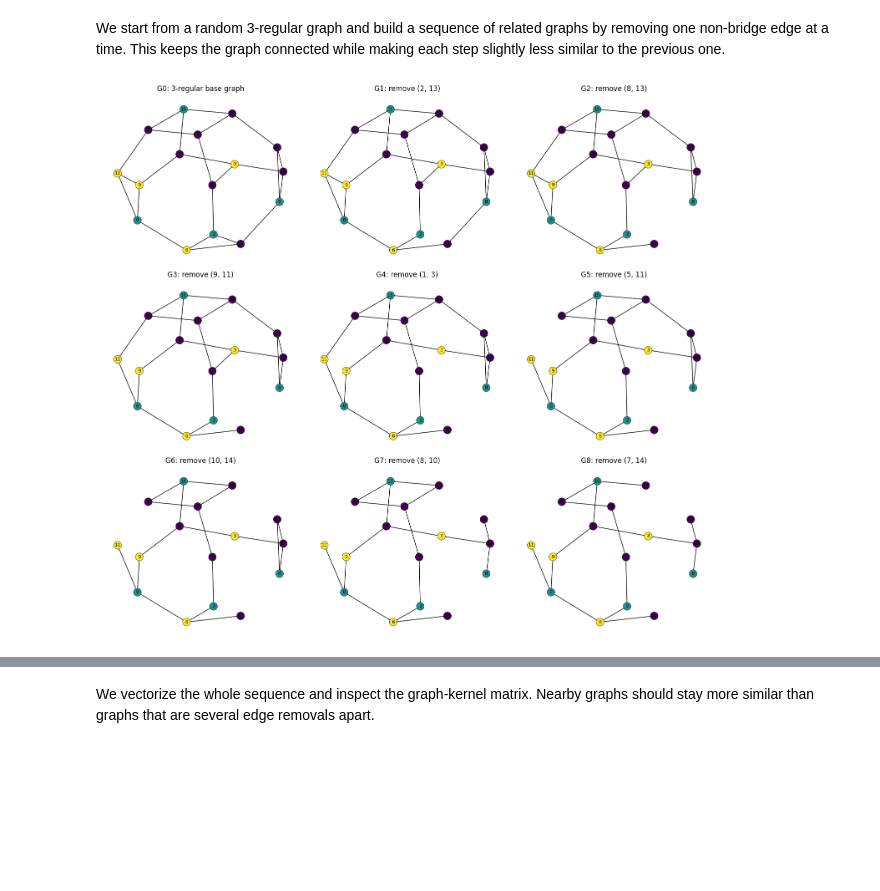
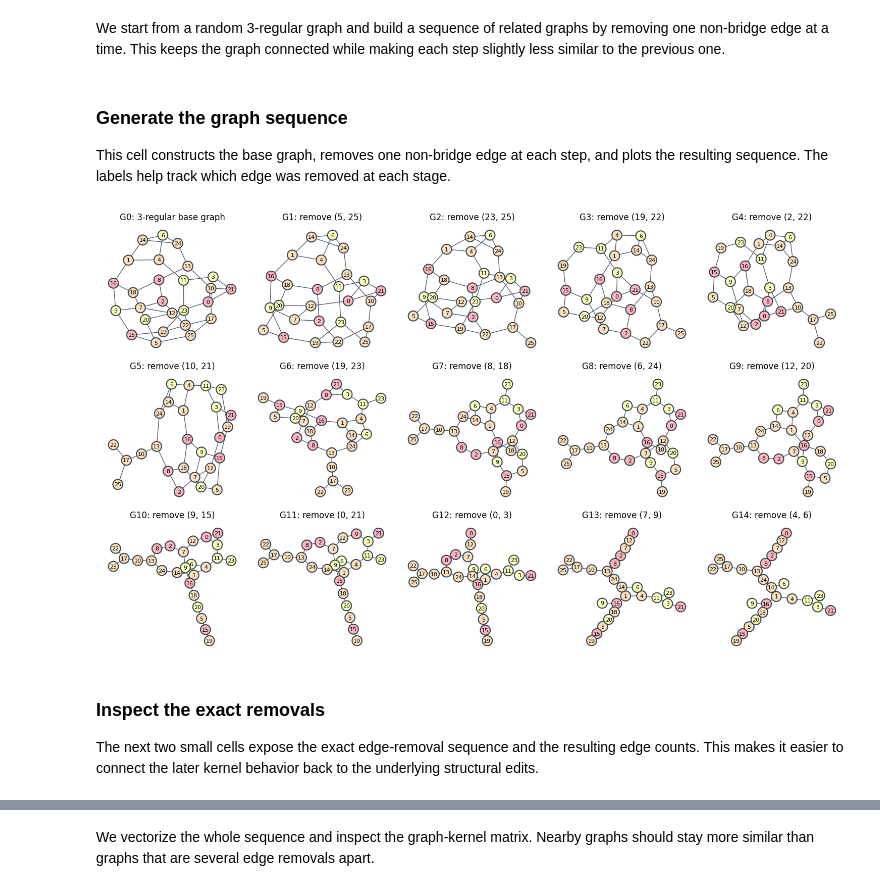
Before and after one commit to Xfcosta/NSPPK, a Jupyter notebook: NSPPK Demo.ipynb, the cells around one changed output, grey strips where cells are left out. Drawn from its saved outputs; the diff is of its cells as text; code cells hidden in the pictures; blank space fills up the shorter version.

```diff
--- a/NSPPK Demo.ipynb
+++ b/NSPPK Demo.ipynb
@@ -130,6 +97,10 @@ def plot_similarity_kernel(X, labels=None, kernel='cosine', cmap='magma', annota
 ---
 # %% [markdown]
 We start from a random 3-regular graph and build a sequence of related graphs by removing one non-bridge edge at a time. This keeps the graph connected while making each step slightly less similar to the previous one.
+# %% [markdown]
+### Generate the graph sequence
+
+This cell constructs the base graph, removes one non-bridge edge at each step, and plots the resulting sequence. The labels help track which edge was removed at each stage.
 # %%
 def generate_edge_removal_sequence(graph, n_steps=4, seed=0):
     """Create a connected graph sequence by removing one non-bridge edge at each step."""
@@ -140,37 +111,42 @@ def generate_edge_removal_sequence(graph, n_steps=4, seed=0):
 
     for _ in range(n_steps):
         removable_edges = sorted(set(current_graph.edges()) - set(nx.bridges(current_graph)))
         if not removable_edges:
             break
         edge_to_remove = rng.choice(removable_edges)
         current_graph = current_graph.copy()
         current_graph.remove_edge(*edge_to_remove)
         graphs.append(current_graph)
         removed_edges.append(edge_to_remove)
 
     return graphs, removed_edges
 
 
 base_graph = create_random_regular_graph(
-    num_nodes=16,
+    num_nodes=26,
     degree=3,
     alphabet_size=3,
     n_dim_vector_attribute=3,
     seed=7,
 )
 
-graphs, removed_edges = generate_edge_removal_sequence(base_graph, n_steps=8, seed=3)
+graphs, removed_edges = generate_edge_removal_sequence(base_graph, n_steps=5*3-1, seed=3)
 graph_labels = [f'G{i}' for i in range(len(graphs))]
 plot_titles = []
 for i, label in enumerate(graph_labels):
     if i == 0:
         plot_titles.append(f'{label}: 3-regular base graph')
     else:
         plot_titles.append(f'{label}: remove {removed_edges[i - 1]}')
 
-plot_graph_sequence(graphs, plot_titles)
+from utils import plot_graphs
+plot_graphs(graphs, titles=plot_titles, num_graphs_per_row=5)
 # %% [output]
-[figure, old version]
+[figure, new version]
+# %% [markdown]
+### Inspect the exact removals
+
+The next two small cells expose the exact edge-removal sequence and the resulting edge counts. This makes it easier to connect the later kernel behavior back to the underlying structural edits.
 # %%
 removed_edges
 # %% [output]
```
Also changed, not shown: parts of 16 cells of this notebook, 2 other files.
